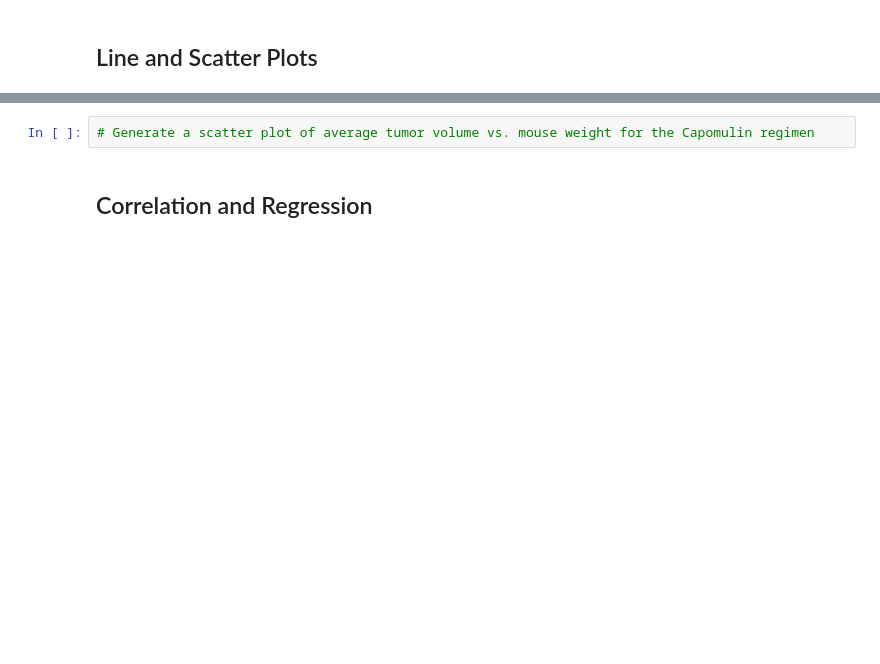
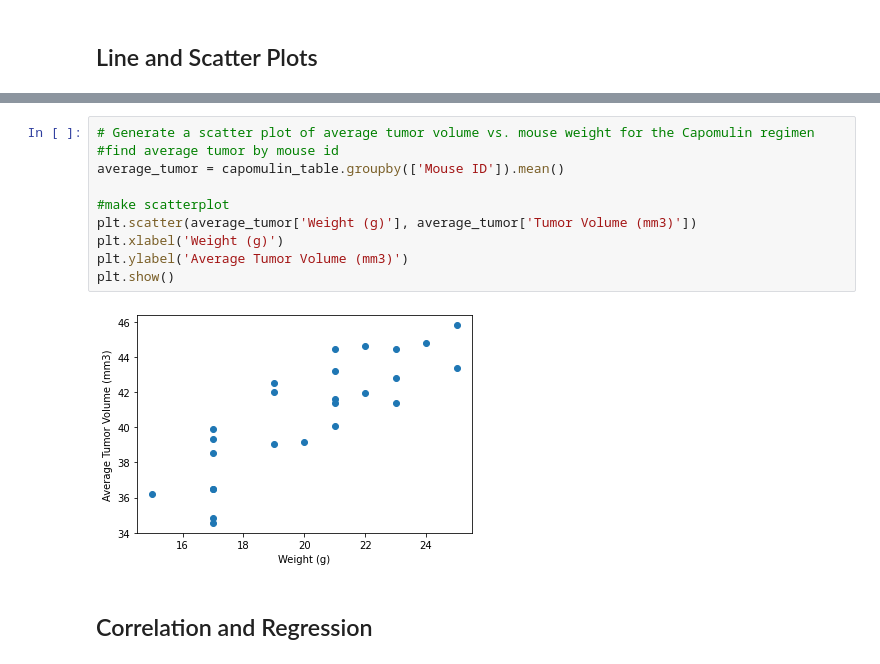
Before and after one commit to JennyShea/matplotlib-challenge, a Jupyter notebook: pymaceuticals.ipynb, the cells around one changed output, grey strips where cells are left out. Saved outputs shown, nothing was run; the diff lists cells and outputs as text; blank space fills up the shorter version.

```diff
--- a/pymaceuticals.ipynb
+++ b/pymaceuticals.ipynb
@@ -362,5 +440,15 @@ NameError: name 'ending_tumor' is not defined
 # %%
 # Generate a scatter plot of average tumor volume vs. mouse weight for the Capomulin regimen
+#find average tumor by mouse id
+average_tumor = capomulin_table.groupby(['Mouse ID']).mean()
+
+#make scatterplot
+plt.scatter(average_tumor['Weight (g)'], average_tumor['Tumor Volume (mm3)'])
+plt.xlabel('Weight (g)')
+plt.ylabel('Average Tumor Volume (mm3)')
+plt.show()
+# %% [output]
+[figure, added]
 # %% [markdown]
 ## Correlation and Regression
 # %%
```
Also changed, not shown: parts of 16 cells of this notebook, 2 other files.
